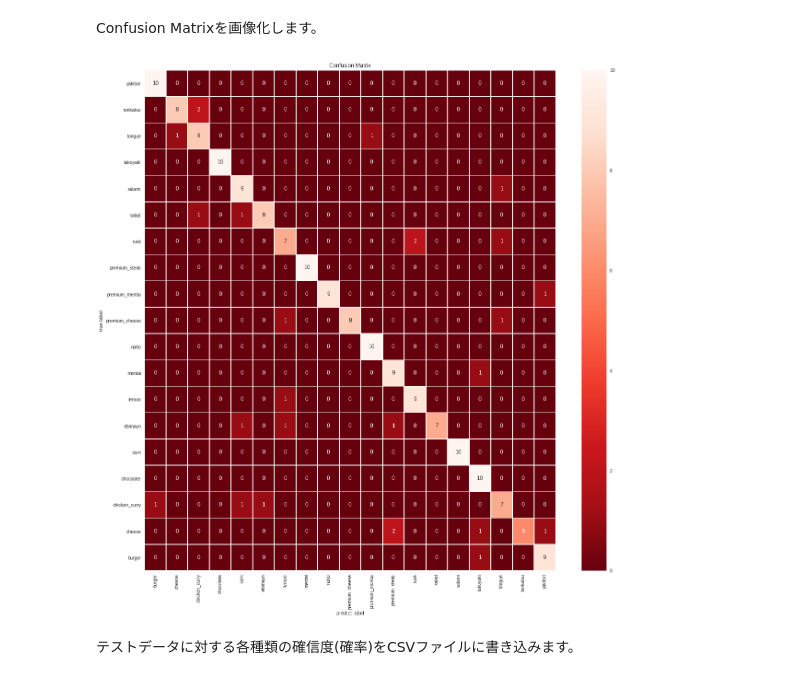
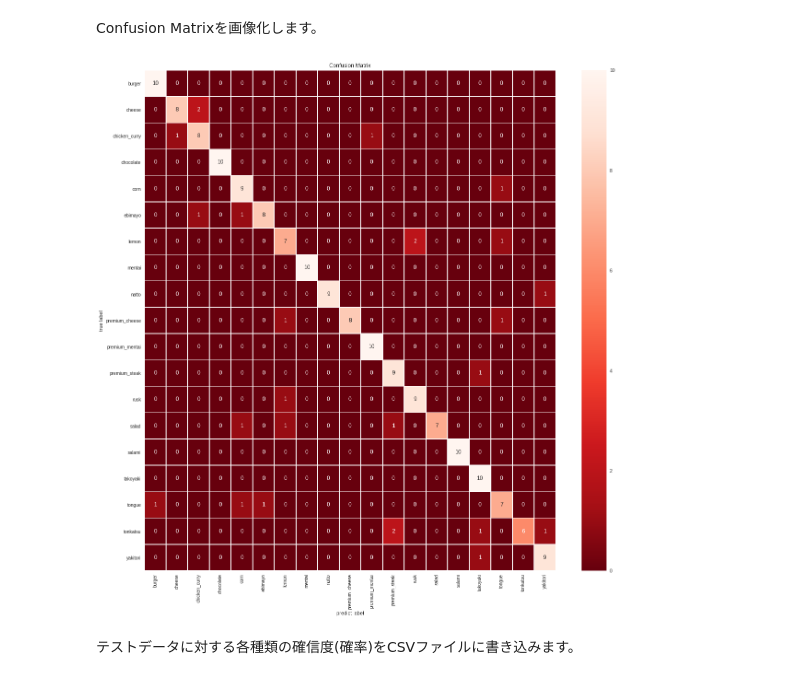
Before and after one commit to yasudakn/umaibar, a Jupyter notebook: interface-201812-umaibar-classifier.ipynb, the cells around one changed output. Drawn from its saved outputs; the diff is of its cells as text; code cells hidden in the pictures.

```diff
--- a/interface-201812-umaibar-classifier.ipynb
+++ b/interface-201812-umaibar-classifier.ipynb
@@ -364,24 +366,22 @@ Confusion Matrixを画像化します。
 # %%
 import seaborn as sns
 import matplotlib.pyplot as plt
 import pandas as pd
 
 plt.figure(figsize=(20,20))
 ax= plt.subplot()
 df = pd.DataFrame(data=cm, columns=target_classes, index=target_classes)
 sns.heatmap(df, annot=True, ax = ax, linewidths=.5, fmt="d", cmap='Reds_r'); #annot=True to annotate cells
 
 # labels, title and ticks
 #ax.set_xlabel('予測結果')
 #ax.set_ylabel('正解ラベル')
 ax.set_xlabel('predict label')
 ax.set_ylabel('true label')
 ax.set_title('Confusion Matrix')
-ax.xaxis.set_ticklabels(target_classes, rotation='vertical')
-ax.yaxis.set_ticklabels(target_classes, rotation='horizontal')
 plt.show()
 # %% [output]
-[figure, old version]
+[figure, new version]
 # %% [markdown]
 テストデータに対する各種類の確信度(確率)をCSVファイルに書き込みます。
 # %%
```
Also changed, not shown: parts of 4 cells of this notebook.
